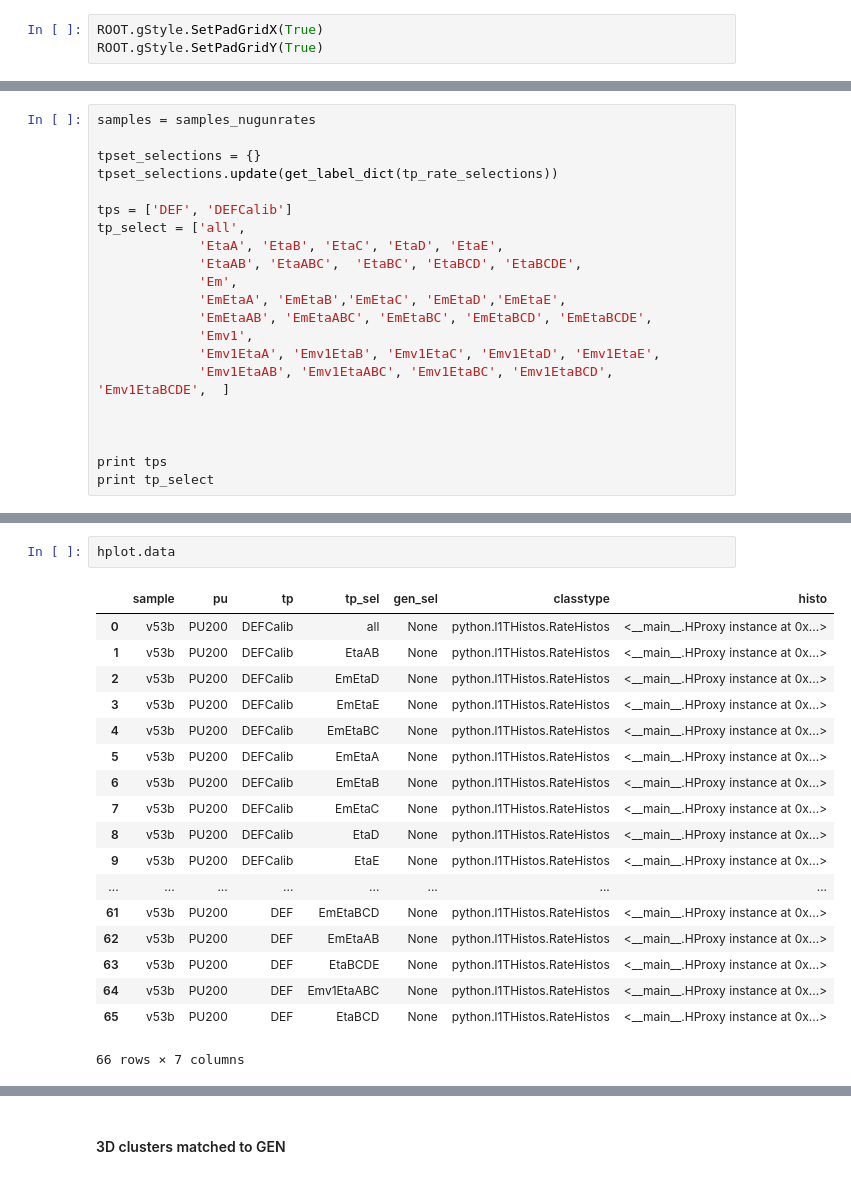
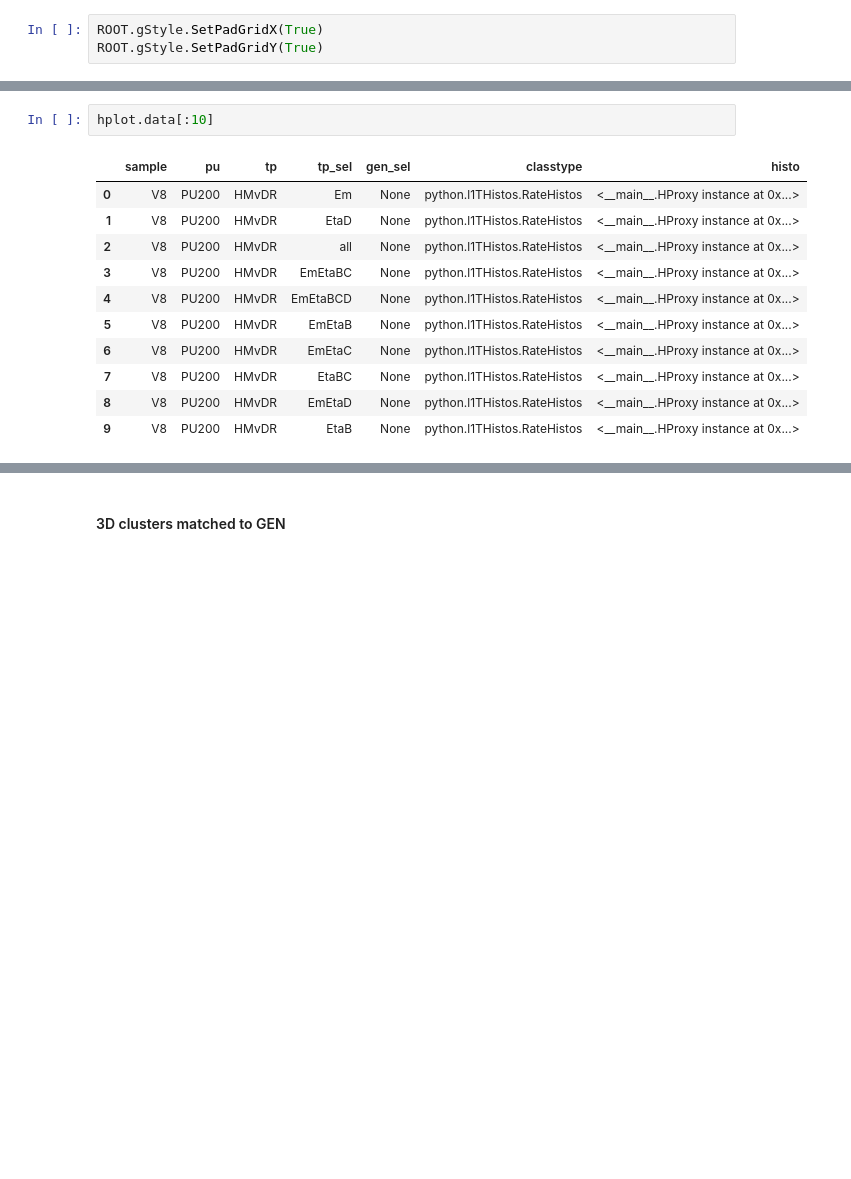
Before and after one commit to cerminar/ntuple-analysis, a Jupyter notebook: notebooks/plotter-rate.ipynb, the cells around one changed output, grey strips where cells are left out. Saved outputs shown, nothing was run; the diff lists cells and outputs as text; blank space fills up the shorter version.

```diff
--- a/notebooks/plotter-rate.ipynb
+++ b/notebooks/plotter-rate.ipynb
@@ -543,21 +238,0 @@ gen_selections
-# %%
-samples = samples_nugunrates
-
-tpset_selections = {}
-tpset_selections.update(get_label_dict(tp_rate_selections))
-
-tps = ['DEF', 'DEFCalib']
-tp_select = ['all',
-             'EtaA', 'EtaB', 'EtaC', 'EtaD', 'EtaE',
-             'EtaAB', 'EtaABC',  'EtaBC', 'EtaBCD', 'EtaBCDE',
-             'Em',
-             'EmEtaA', 'EmEtaB','EmEtaC', 'EmEtaD','EmEtaE',
-             'EmEtaAB', 'EmEtaABC', 'EmEtaBC', 'EmEtaBCD', 'EmEtaBCDE',
-             'Emv1',
-             'Emv1EtaA', 'Emv1EtaB', 'Emv1EtaC', 'Emv1EtaD', 'Emv1EtaE',
-             'Emv1EtaAB', 'Emv1EtaABC', 'Emv1EtaBC', 'Emv1EtaBCD', 'Emv1EtaBCDE',  ]
-
-
-
-print tps
-print tp_select
@@ -597,23 +284,16 @@ Wall time: 300 ms
 # %%
-hplot.data
+hplot.data[:10]
 # %% [output]
 |  | sample | pu | tp | tp_sel | gen_sel | classtype | histo |
-| 0 | v53b | PU200 | DEFCalib | all | None | python.l1THistos.RateHistos | <__main__.HProxy instance at 0x...> |
-| 1 | v53b | PU200 | DEFCalib | EtaAB | None | python.l1THistos.RateHistos | <__main__.HProxy instance at 0x...> |
-| 2 | v53b | PU200 | DEFCalib | EmEtaD | None | python.l1THistos.RateHistos | <__main__.HProxy instance at 0x...> |
-| 3 | v53b | PU200 | DEFCalib | EmEtaE | None | python.l1THistos.RateHistos | <__main__.HProxy instance at 0x...> |
-| 4 | v53b | PU200 | DEFCalib | EmEtaBC | None | python.l1THistos.RateHistos | <__main__.HProxy instance at 0x...> |
-| 5 | v53b | PU200 | DEFCalib | EmEtaA | None | python.l1THistos.RateHistos | <__main__.HProxy instance at 0x...> |
-| 6 | v53b | PU200 | DEFCalib | EmEtaB | None | python.l1THistos.RateHistos | <__main__.HProxy instance at 0x...> |
-| 7 | v53b | PU200 | DEFCalib | EmEtaC | None | python.l1THistos.RateHistos | <__main__.HProxy instance at 0x...> |
-| 8 | v53b | PU200 | DEFCalib | EtaD | None | python.l1THistos.RateHistos | <__main__.HProxy instance at 0x...> |
-| 9 | v53b | PU200 | DEFCalib | EtaE | None | python.l1THistos.RateHistos | <__main__.HProxy instance at 0x...> |
-| ... | ... | ... | ... | ... | ... | ... | ... |
-| 61 | v53b | PU200 | DEF | EmEtaBCD | None | python.l1THistos.RateHistos | <__main__.HProxy instance at 0x...> |
-| 62 | v53b | PU200 | DEF | EmEtaAB | None | python.l1THistos.RateHistos | <__main__.HProxy instance at 0x...> |
-| 63 | v53b | PU200 | DEF | EtaBCDE | None | python.l1THistos.RateHistos | <__main__.HProxy instance at 0x...> |
-| 64 | v53b | PU200 | DEF | Emv1EtaABC | None | python.l1THistos.RateHistos | <__main__.HProxy instance at 0x...> |
-| 65 | v53b | PU200 | DEF | EtaBCD | None | python.l1THistos.RateHistos | <__main__.HProxy instance at 0x...> |
+| 0 | V8 | PU200 | HMvDR | Em | None | python.l1THistos.RateHistos | <__main__.HProxy instance at 0x...> |
+| 1 | V8 | PU200 | HMvDR | EtaD | None | python.l1THistos.RateHistos | <__main__.HProxy instance at 0x...> |
+| 2 | V8 | PU200 | HMvDR | all | None | python.l1THistos.RateHistos | <__main__.HProxy instance at 0x...> |
+| 3 | V8 | PU200 | HMvDR | EmEtaBC | None | python.l1THistos.RateHistos | <__main__.HProxy instance at 0x...> |
+| 4 | V8 | PU200 | HMvDR | EmEtaBCD | None | python.l1THistos.RateHistos | <__main__.HProxy instance at 0x...> |
+| 5 | V8 | PU200 | HMvDR | EmEtaB | None | python.l1THistos.RateHistos | <__main__.HProxy instance at 0x...> |
+| 6 | V8 | PU200 | HMvDR | EmEtaC | None | python.l1THistos.RateHistos | <__main__.HProxy instance at 0x...> |
+| 7 | V8 | PU200 | HMvDR | EtaBC | None | python.l1THistos.RateHistos | <__main__.HProxy instance at 0x...> |
+| 8 | V8 | PU200 | HMvDR | EmEtaD | None | python.l1THistos.RateHistos | <__main__.HProxy instance at 0x...> |
+| 9 | V8 | PU200 | HMvDR | EtaB | None | python.l1THistos.RateHistos | <__main__.HProxy instance at 0x...> |
-66 rows × 7 columns
 # %%
 for tp in tps:
```
Also changed, not shown: parts of 24 cells of this notebook, 18 other files.
